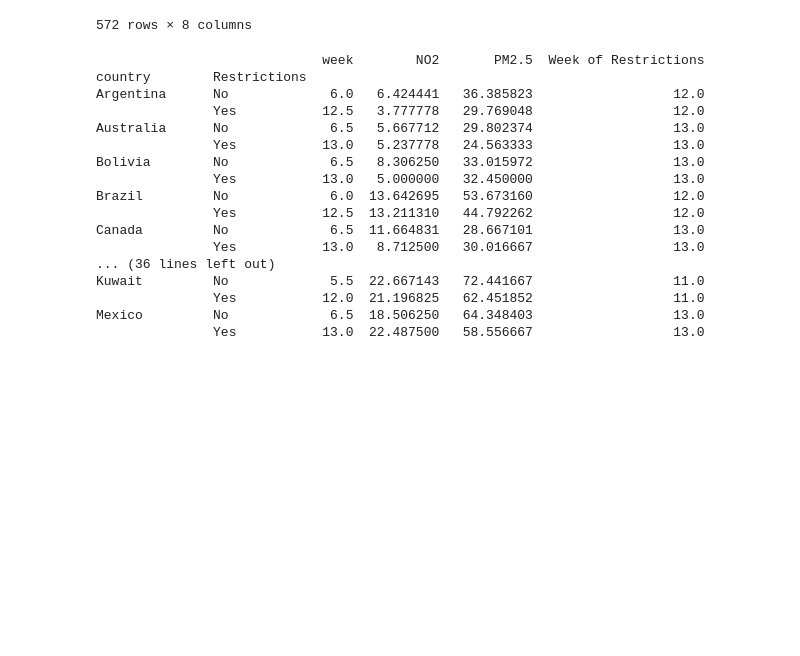
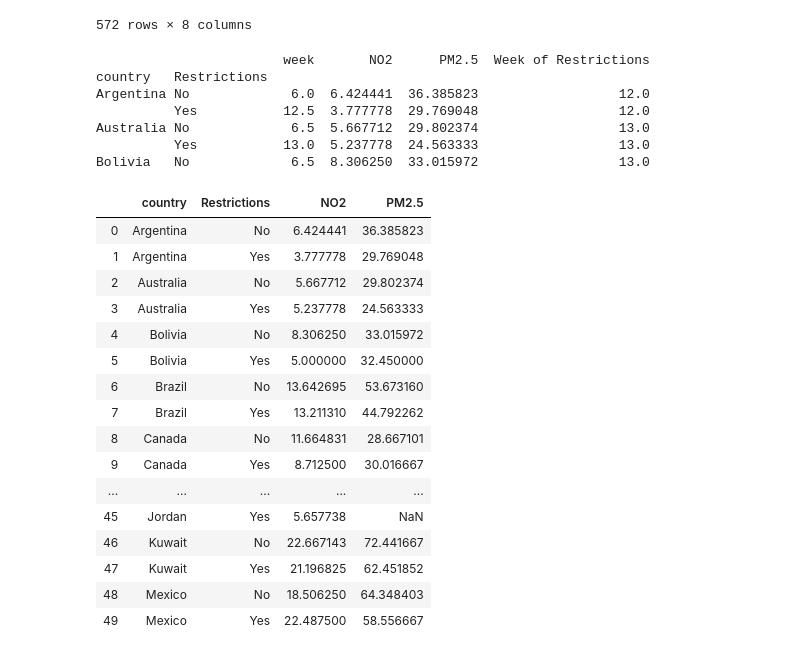
Before and after one commit to nanandaram/dataviz-group-project1, a Jupyter notebook: AQI_restriction_analysis.ipynb, the cells around one changed output. Saved outputs shown, nothing was run; the diff lists cells and outputs as text; code cells hidden in the pictures; blank space fills up the shorter version.

```diff
--- a/AQI_restriction_analysis.ipynb
+++ b/AQI_restriction_analysis.ipynb
@@ -85,22 +87,36 @@ cleaned_df
 572 rows × 8 columns
 # %%
 grouped_df = cleaned_df.groupby(["country","Restrictions"]).mean()
-print(grouped_df.head(50))
+print(grouped_df.head(5))
 # %% [output]
-                             week        NO2       PM2.5  Week of Restrictions
-country        Restrictions
-Argentina      No             6.0   6.424441   36.385823                  12.0
-               Yes           12.5   3.777778   29.769048                  12.0
-Australia      No             6.5   5.667712   29.802374                  13.0
-               Yes           13.0   5.237778   24.563333                  13.0
-Bolivia        No             6.5   8.306250   33.015972                  13.0
-               Yes           13.0   5.000000   32.450000                  13.0
-Brazil         No             6.0  13.642695   53.673160                  12.0
-               Yes           12.5  13.211310   44.792262                  12.0
-Canada         No             6.5  11.664831   28.667101                  13.0
-               Yes           13.0   8.712500   30.016667                  13.0
-... (36 lines left out)
-Kuwait         No             5.5  22.667143   72.441667                  11.0
-               Yes           12.0  21.196825   62.451852                  11.0
-Mexico         No             6.5  18.506250   64.348403                  13.0
-               Yes           13.0  22.487500   58.556667                  13.0
+                        week       NO2      PM2.5  Week of Restrictions
+country   Restrictions
+Argentina No             6.0  6.424441  36.385823                  12.0
+          Yes           12.5  3.777778  29.769048                  12.0
+Australia No             6.5  5.667712  29.802374                  13.0
+          Yes           13.0  5.237778  24.563333                  13.0
+Bolivia   No             6.5  8.306250  33.015972                  13.0
+# %%
+nice_df = pd.DataFrame(grouped_df[["NO2","PM2.5"]])
+# %%
+nice_df = nice_df.reset_index()
+# %%
+nice_df.head(50)
+# %% [output]
+|  | country | Restrictions | NO2 | PM2.5 |
+| 0 | Argentina | No | 6.424441 | 36.385823 |
+| 1 | Argentina | Yes | 3.777778 | 29.769048 |
+| 2 | Australia | No | 5.667712 | 29.802374 |
+| 3 | Australia | Yes | 5.237778 | 24.563333 |
+| 4 | Bolivia | No | 8.306250 | 33.015972 |
+| 5 | Bolivia | Yes | 5.000000 | 32.450000 |
+| 6 | Brazil | No | 13.642695 | 53.673160 |
+| 7 | Brazil | Yes | 13.211310 | 44.792262 |
+| 8 | Canada | No | 11.664831 | 28.667101 |
+| 9 | Canada | Yes | 8.712500 | 30.016667 |
+| ... | ... | ... | ... | ... |
+| 45 | Jordan | Yes | 5.657738 | NaN |
+| 46 | Kuwait | No | 22.667143 | 72.441667 |
+| 47 | Kuwait | Yes | 21.196825 | 62.451852 |
+| 48 | Mexico | No | 18.506250 | 64.348403 |
+| 49 | Mexico | Yes | 22.487500 | 58.556667 |
```
Also changed, not shown: parts of 2 cells of this notebook.
